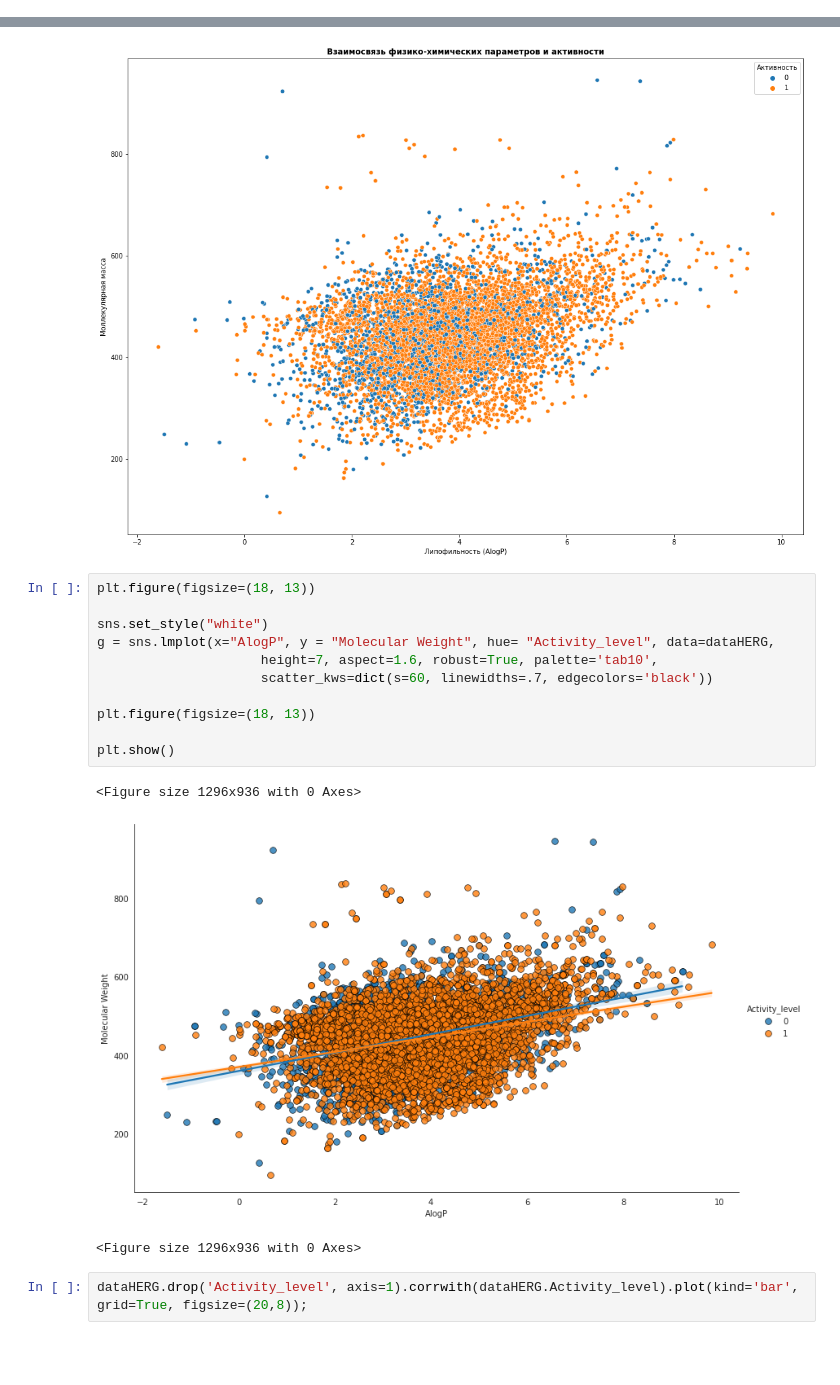
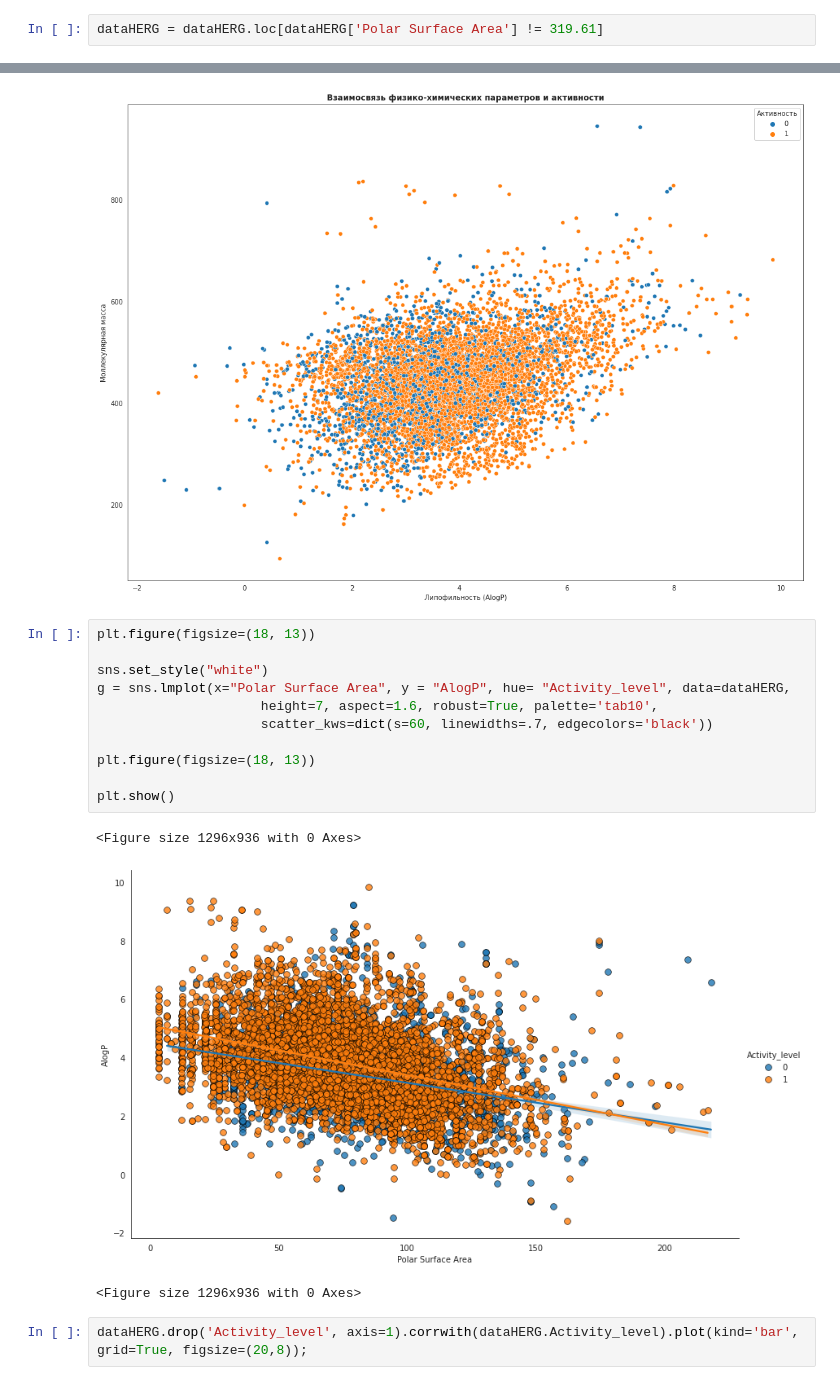
Before and after one commit to gerega37/SPBYTHON, a Jupyter notebook: SPBYTHON.ipynb, the cells around one changed output, grey strips where cells are left out. Cells and saved outputs as stored; diff of their text form; blank space fills up the shorter version.

```diff
--- a/SPBYTHON.ipynb
+++ b/SPBYTHON.ipynb
@@ -315,6 +318,8 @@ g.get_legend().set_title("Количество ароматических кол
 **Статистический анализ**
 
 Как известно из литературных источник физико-химические свойства молекул во многом определяют их биологический эффект. Для оценки межгрупповых различий между моллекулами по физико-химическим свойствам был проведен статистический анализ. Параметры для анализа были выбраны на основании литературных данных, как ассоциированные с HERG токсичностью.
+# %%
+dataHERG = dataHERG.loc[dataHERG['Polar Surface Area'] != 319.61]
 # %%
 #формирование групп на основании активности показанной в тесте
 
@@ -493,17 +486,17 @@ g.get_legend().set_title("Активность")
 # %%
 plt.figure(figsize=(18, 13))
 
 sns.set_style("white")
-g = sns.lmplot(x="AlogP", y = "Molecular Weight", hue= "Activity_level", data=dataHERG,
+g = sns.lmplot(x="Polar Surface Area", y = "AlogP", hue= "Activity_level", data=dataHERG,
                      height=7, aspect=1.6, robust=True, palette='tab10',
                      scatter_kws=dict(s=60, linewidths=.7, edgecolors='black'))
 
 plt.figure(figsize=(18, 13))
 
 plt.show()
 # %% [output]
 <Figure size 1296x936 with 0 Axes>
-[figure, old version]
+[figure, new version]
 <Figure size 1296x936 with 0 Axes>
 # %%
 dataHERG.drop('Activity_level', axis=1).corrwith(dataHERG.Activity_level).plot(kind='bar', grid=True, figsize=(20,8));
```
Also changed, not shown: parts of 20 cells of this notebook.
